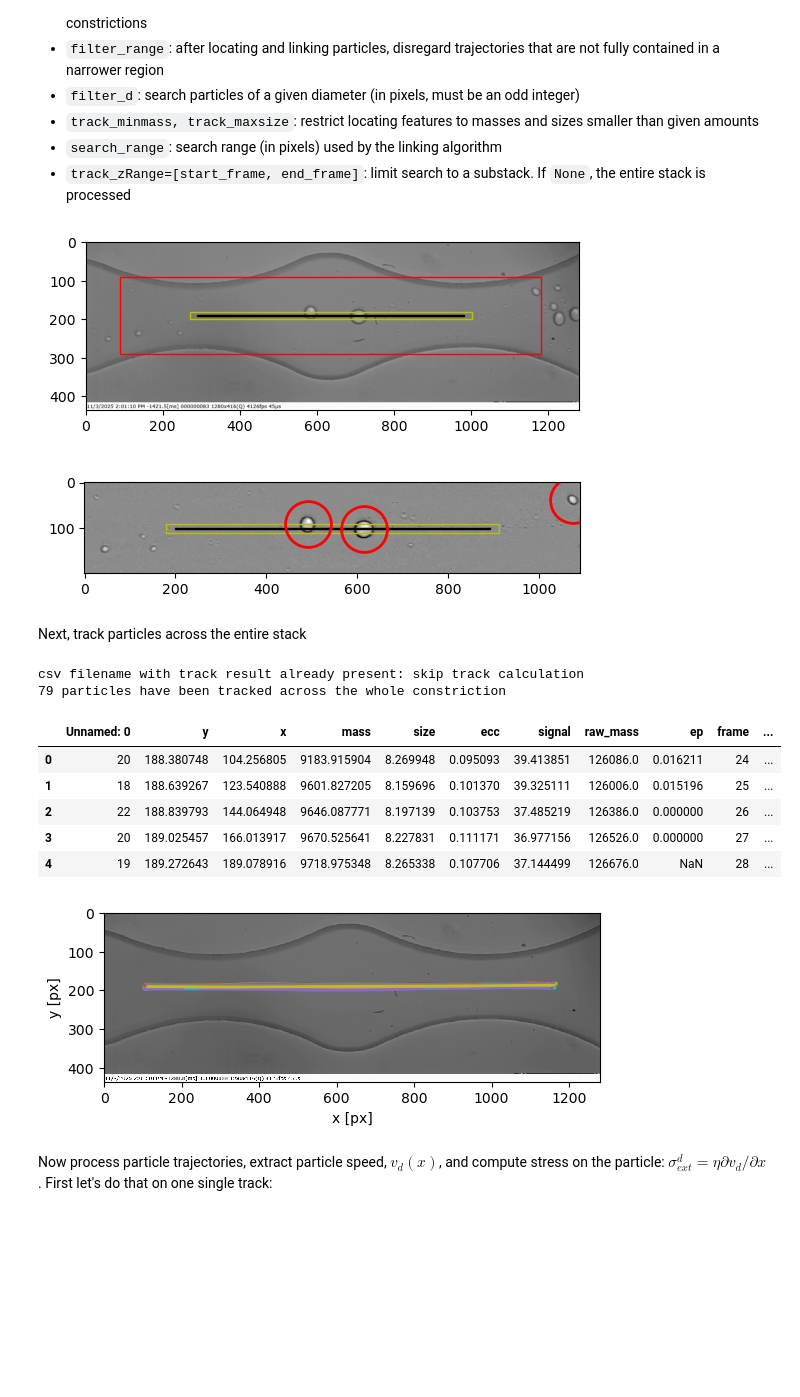
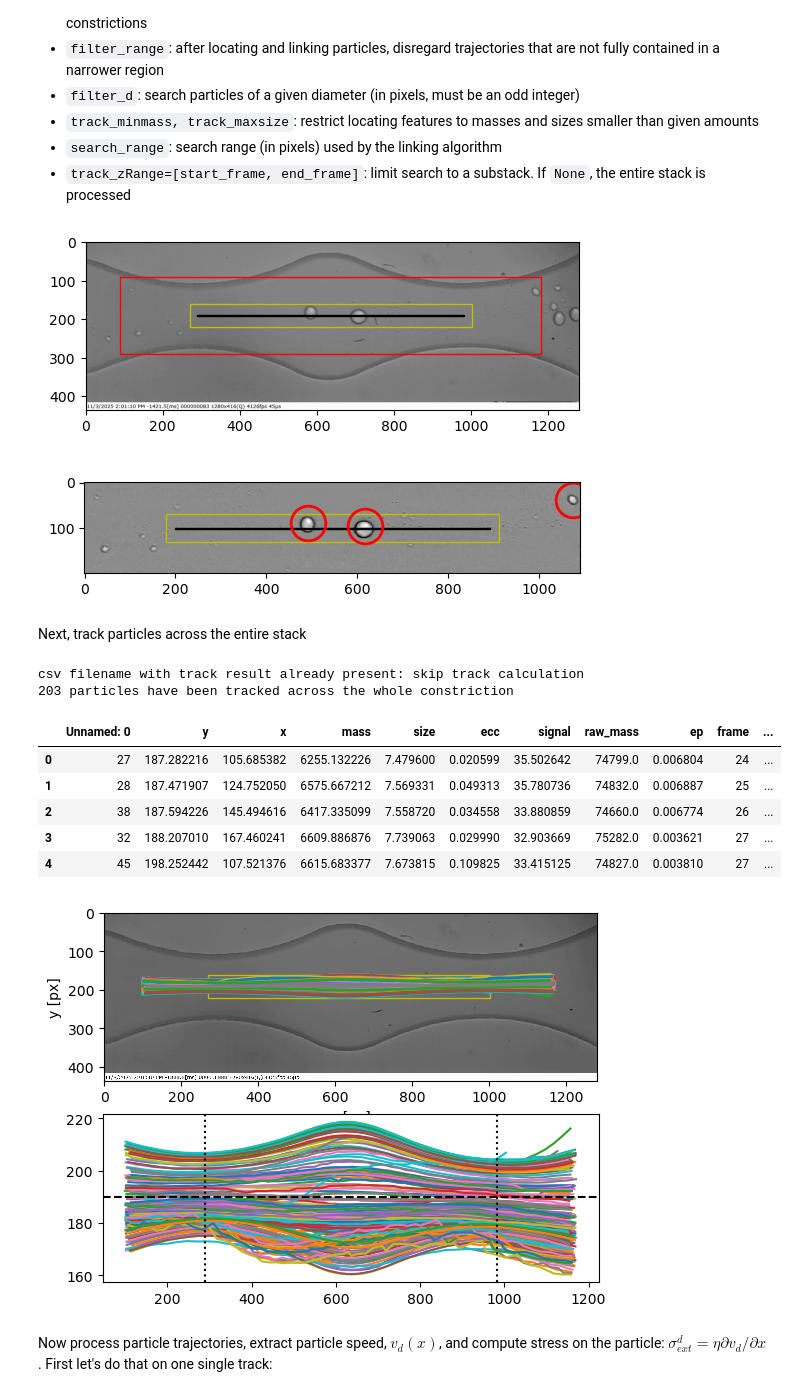
Before and after one commit to FattaccioliLab/Rheoflupy, a Jupyter notebook: Tutorial_DataAnalysis.ipynb, the cells around one changed output. Drawn from its saved outputs; the diff is of its cells as text; code cells hidden in the pictures; blank space fills up the shorter version.

````diff
--- a/Tutorial_DataAnalysis.ipynb
+++ b/Tutorial_DataAnalysis.ipynb
@@ -75,13 +77,13 @@ First, tune and test tracking parameters:
 - ```track_zRange=[start_frame, end_frame]```: limit search to a substack. If ```None```, the entire stack is processed
 # %%
 ##########
-filter_d = 33
+filter_d = 25
 crop_margin_x = 200
 crop_size_y = 200
-track_minmass = 3000
-track_maxsize = 60
-search_range = 70
-filter_range = [20, 10]
+track_minmass = 2000
+track_maxsize = 80
+search_range = [5, 40] # [search_y, search_x], in px/frame
+filter_range = [20, 30] # [filter_x, filter_y], in px
 bkgcorr_off = 150
 track_zRange = None
 ##########
@@ -92,37 +94,35 @@ if track_zRange is None:
 crop_ROI = da.get_track_roi(minpos_px, chaxis_px, crop_margin_x, crop_size_y, filter_range=filter_range, fpath=fpath, test_frame=83,
                          bkg=bkg, bkgcorr_off=bkgcorr_off, filter_d=filter_d, minmass=track_minmass)
 # %% [output]
-[figure, old version]
+[figure, new version]
 # %% [markdown]
 Next, track particles across the entire stack
 # %%
 df_savepath = os.path.join(froot, img_name+'.csv')
 force_track = False
 if os.path.isfile(df_savepath) and not force_track:
     print('csv filename with track result already present: skip track calculation')
     track_df = pd.read_csv(df_savepath)
     PID_list = track_df['particle'].unique()
 else:
     track_filter = [[minpos_px[0]-filter_range[0], minpos_px[1]+filter_range[0]],
                     [chaxis_px-filter_range[1], chaxis_px+filter_range[1]]]
     fstack = iof.get_stack(fpath, track_zRange, cropROI=crop_ROI, bkg=bkg, bkgcorr_offset=bkgcorr_off)
     track_df, PID_list = da.track_droplets(fstack, stack_offset=[track_zRange[0], crop_ROI[1], crop_ROI[0]], diameter=filter_d, minmass=track_minmass,
                       maxsize=track_maxsize, filter_range=track_filter, search_range=search_range, link_memory=0,
                         track_out_fpath=os.path.join(froot, img_name+'.h5'), track_procs=4, df_savepath=df_savepath)
-print('{0} particles have been tracked across the whole constriction'.format(len(PID_list)))
-fig, ax = plt.subplots()
-tp.plot_traj(track_df, superimpose=bkg, ax=ax, plot_style={'linewidth': 2})
+da.plot_trajectories(track_df, bkg_img=bkg, PID_list=PID_list, chaxis_px=chaxis_px, constr_pos=minpos_px, filter_range=filter_range)
 track_df.head()
 # %% [output]
 csv filename with track result already present: skip track calculation
-79 particles have been tracked across the whole constriction
+203 particles have been tracked across the whole constriction
 |  | Unnamed: 0 | y | x | mass | size | ecc | signal | raw_mass | ep | frame | ... |
-| 0 | 20 | 188.380748 | 104.256805 | 9183.915904 | 8.269948 | 0.095093 | 39.413851 | 126086.0 | 0.016211 | 24 | ... |
-| 1 | 18 | 188.639267 | 123.540888 | 9601.827205 | 8.159696 | 0.101370 | 39.325111 | 126006.0 | 0.015196 | 25 | ... |
-| 2 | 22 | 188.839793 | 144.064948 | 9646.087771 | 8.197139 | 0.103753 | 37.485219 | 126386.0 | 0.000000 | 26 | ... |
-| 3 | 20 | 189.025457 | 166.013917 | 9670.525641 | 8.227831 | 0.111171 | 36.977156 | 126526.0 | 0.000000 | 27 | ... |
-| 4 | 19 | 189.272643 | 189.078916 | 9718.975348 | 8.265338 | 0.107706 | 37.144499 | 126676.0 | NaN | 28 | ... |
+| 0 | 27 | 187.282216 | 105.685382 | 6255.132226 | 7.479600 | 0.020599 | 35.502642 | 74799.0 | 0.006804 | 24 | ... |
+| 1 | 28 | 187.471907 | 124.752050 | 6575.667212 | 7.569331 | 0.049313 | 35.780736 | 74832.0 | 0.006887 | 25 | ... |
+| 2 | 38 | 187.594226 | 145.494616 | 6417.335099 | 7.558720 | 0.034558 | 33.880859 | 74660.0 | 0.006774 | 26 | ... |
+| 3 | 32 | 188.207010 | 167.460241 | 6609.886876 | 7.739063 | 0.029990 | 32.903669 | 75282.0 | 0.003621 | 27 | ... |
+| 4 | 45 | 198.252442 | 107.521376 | 6615.683377 | 7.673815 | 0.109825 | 33.415125 | 74827.0 | 0.003810 | 27 | ... |
-[figure, old version]
+[figure, new version]
 # %% [markdown]
 Now process particle trajectories, extract particle speed, $v_d(x)$, and compute stress on the particle: $\sigma_{ext}^d=\eta \partial v_d/\partial x$. First let's do that on one single track:
 # %%
````
Also changed, not shown: parts of 12 cells of this notebook, 1 other file.
